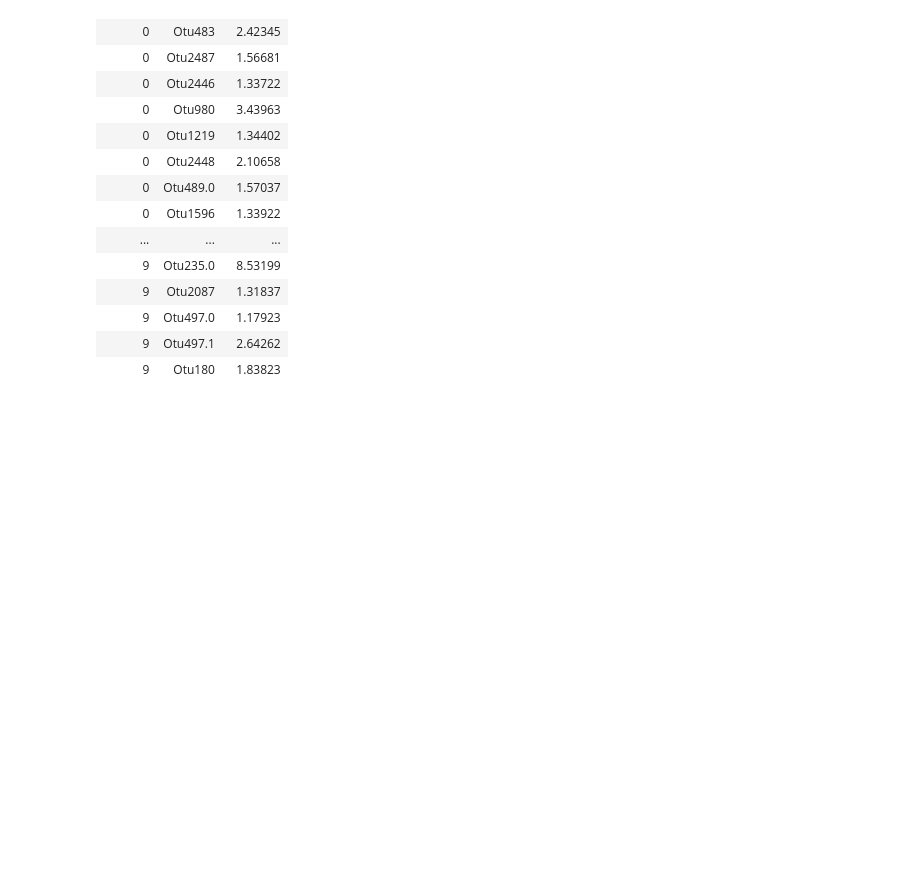
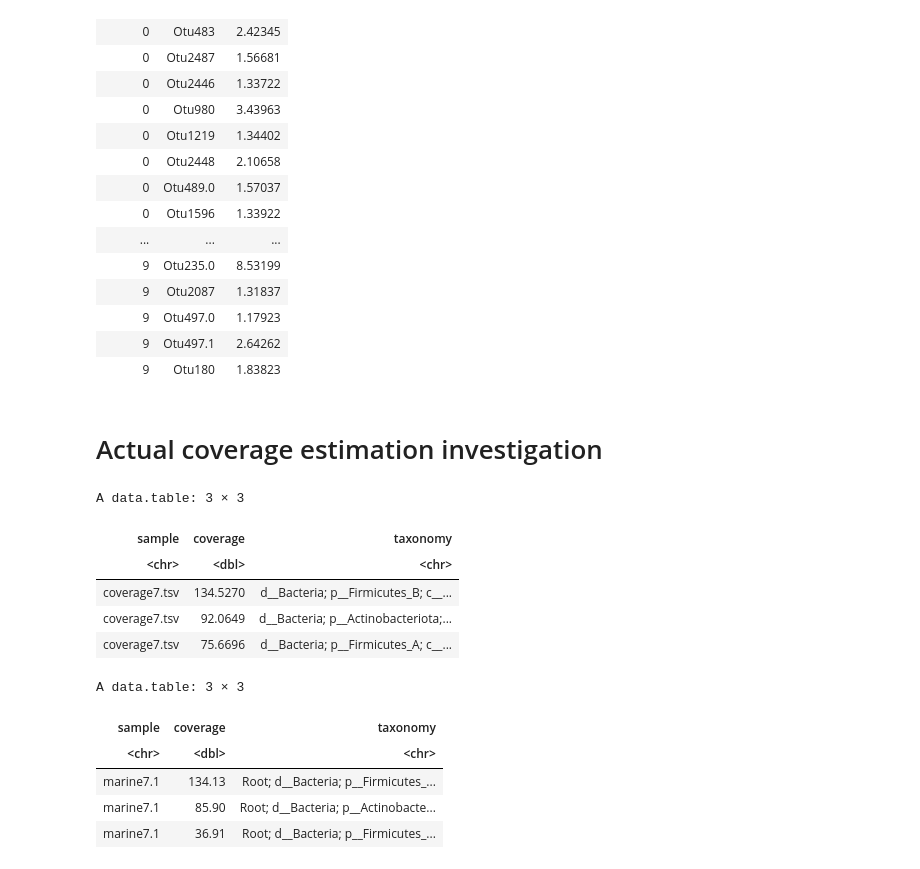
Before and after one commit to wwood/singlem-benchmarking, a Jupyter notebook: 1_novel_strains/plot.ipynb, the cells around one changed output. Drawn from its saved outputs; the diff is of its cells as text; code cells hidden in the pictures; blank space fills up the shorter version.

```diff
--- a/1_novel_strains/plot.ipynb
+++ b/1_novel_strains/plot.ipynb
@@ -477,3 +477,30 @@ A data.table: 4694 × 3
 | 9 | Otu497.0 | 1.17923 |
 | 9 | Otu497.1 | 2.64262 |
 | 9 | Otu180 | 1.83823 |
+# %% [markdown]
+# Actual coverage estimation investigation
+# %%
+# What is the reason for the lower F1 score (really completeness) of SingleM on CAMI ?
+
+# Take marine7 as an example
+# Read gold standard condensed
+gs = fread('truths/marine7.condensed')[order(-coverage)]
+gs[, taxonomy := gsub(';','; ',taxonomy)]
+sm = fread('output_singlem/singlem/marine7.profile')[order(-coverage)]
+gs[1:3]
+
+sm_species = sm[grep('s__', taxonomy)][order(-coverage)]
+sm_species[1:3]
+# %% [output]
+A data.table: 3 × 3
+| sample | coverage | taxonomy |
+| <chr> | <dbl> | <chr> |
+| coverage7.tsv | 134.5270 | d__Bacteria; p__Firmicutes_B; c__... |
+| coverage7.tsv | 92.0649 | d__Bacteria; p__Actinobacteriota;... |
+| coverage7.tsv | 75.6696 | d__Bacteria; p__Firmicutes_A; c__... |
+A data.table: 3 × 3
+| sample | coverage | taxonomy |
+| <chr> | <dbl> | <chr> |
+| marine7.1 | 134.13 | Root; d__Bacteria; p__Firmicutes_... |
+| marine7.1 | 85.90 | Root; d__Bacteria; p__Actinobacte... |
+| marine7.1 | 36.91 | Root; d__Bacteria; p__Firmicutes_... |
```
Also changed, not shown: parts of 2 cells of this notebook, 7 other files.
